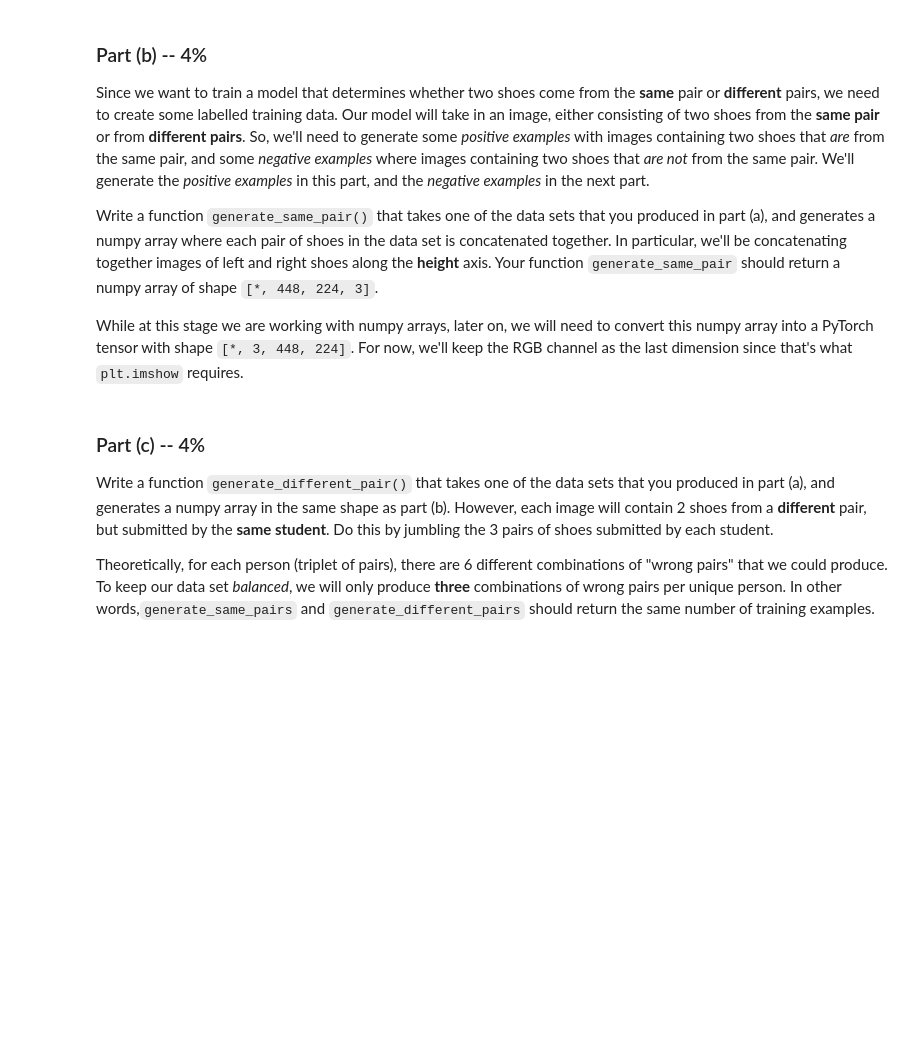
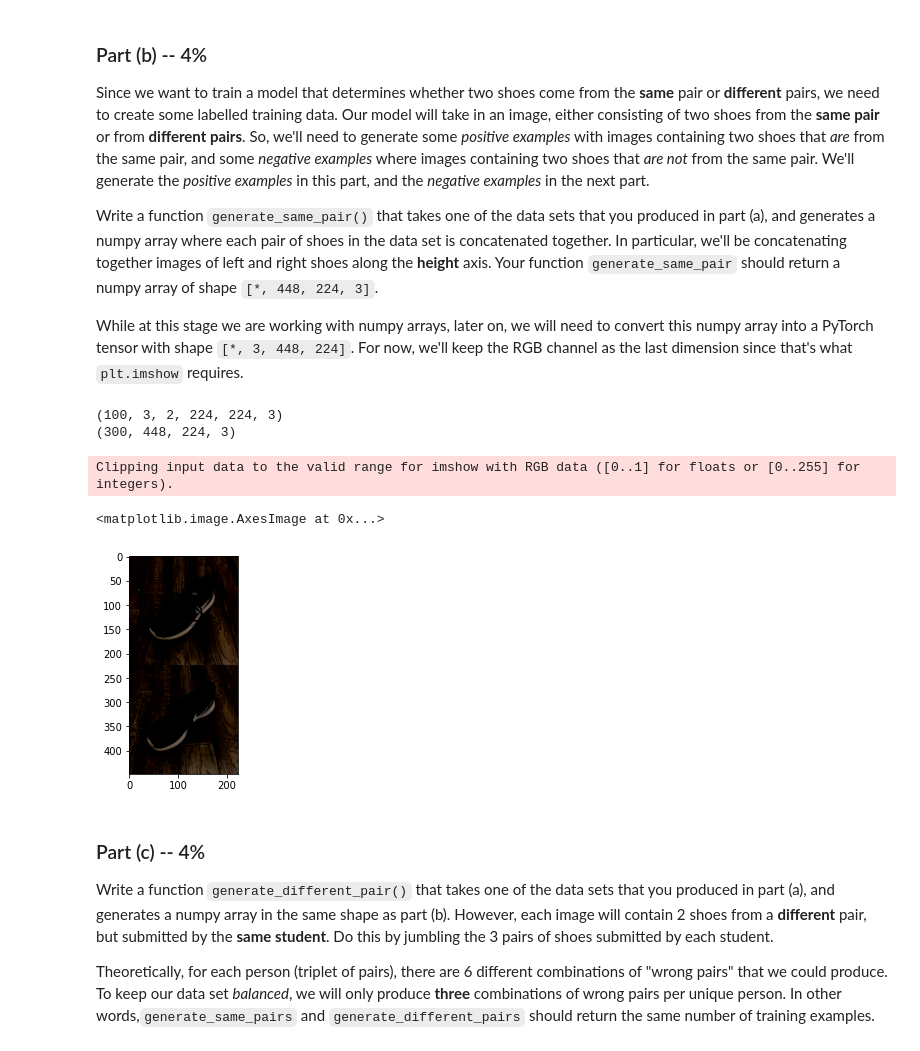
Before and after one commit to zivmo99/DeepLearning3, a Jupyter notebook: Assignment3_ipynb.ipynb, the cells around one changed output. Cells and saved outputs as stored; diff of their text form; code cells hidden in the pictures; blank space fills up the shorter version.

```diff
--- a/Assignment3_ipynb.ipynb
+++ b/Assignment3_ipynb.ipynb
@@ -154,11 +165,24 @@ While at this stage we are working with numpy arrays, later on, we will need to
 that's what `plt.imshow` requires.
 # %%
 # Your code goes here
+def generate_same_pair(data):
+  same_pair = np.zeros((data.shape[0]*3, 448, 224, 3))
+  for i in range(0, data.shape[0]-3, 3):
+     same_pair[round(i/3)   , :, :, :] = np.concatenate((data[i  , 0, 0, :, :, :], data[i  , 0, 1, :, :, :]))
+     same_pair[round(i/3) +1, :, :, :] = np.concatenate((data[i+1, 1, 0, :, :, :], data[i+1, 1, 1, :, :, :]))
+     same_pair[round(i/3) +2, :, :, :] = np.concatenate((data[i+2, 2, 0, :, :, :], data[i+2, 2, 1, :, :, :]))
+  return same_pair
 
 # Run this code, include the result with your PDF submission
 print(train_data.shape) # if this is [N, 3, 2, 224, 224, 3]
 print(generate_same_pair(train_data).shape) # should be [N*3, 448, 224, 3]
 plt.imshow(generate_same_pair(train_data)[0]) # should show 2 shoes from the same pair
+# %% [output]
+(100, 3, 2, 224, 224, 3)
+(300, 448, 224, 3)
+Clipping input data to the valid range for imshow with RGB data ([0..1] for floats or [0..255] for integers).
+<matplotlib.image.AxesImage at 0x...>
+[figure, added]
 # %% [markdown]
 ### Part (c) -- 4%
 
```
Also changed, not shown: parts of 9 cells of this notebook.
